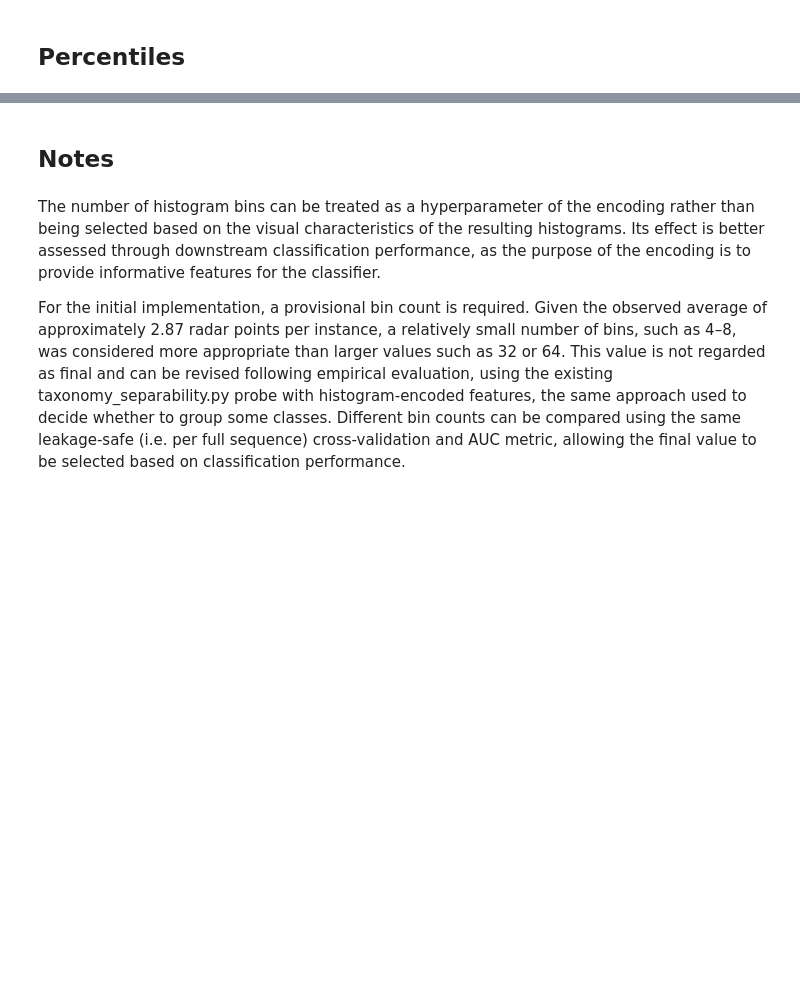
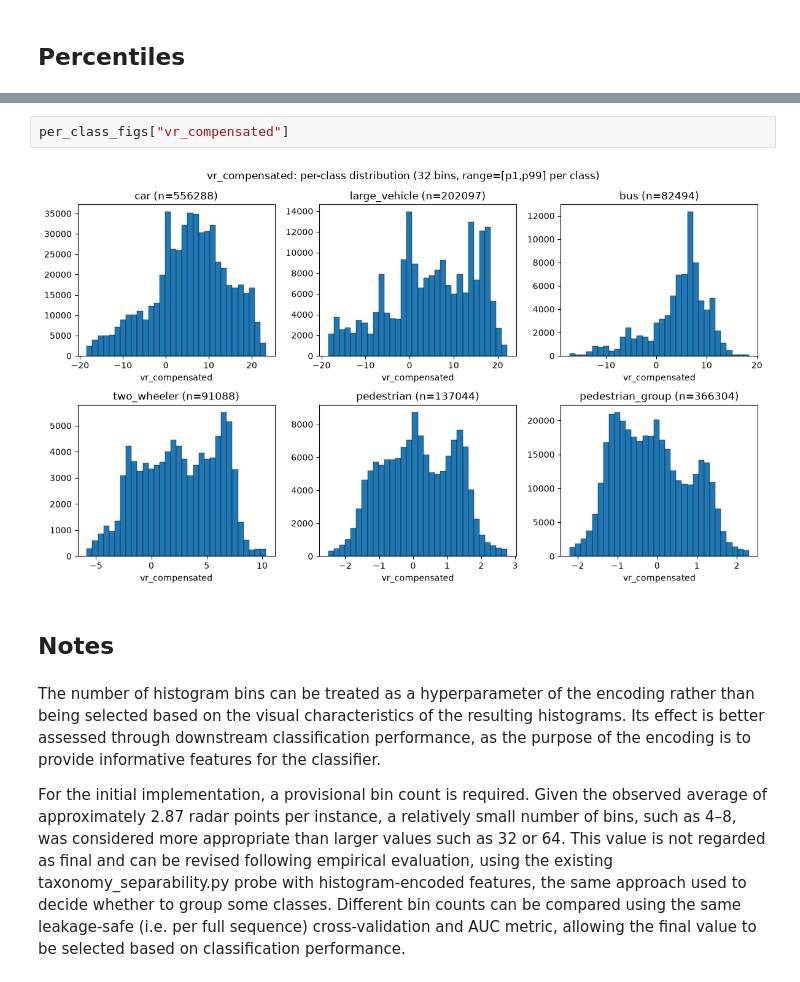
Before and after one commit to brunopinto900/radar-ml-autonomous-driving, a Jupyter notebook: notebooks/feature_distributions.ipynb, the cells around one changed output, grey strips where cells are left out. Saved outputs shown, nothing was run; the diff lists cells and outputs as text; blank space fills up the shorter version.

```diff
--- a/notebooks/feature_distributions.ipynb
+++ b/notebooks/feature_distributions.ipynb
@@ -61,3 +64,7 @@ figs["rcs"]
+# %%
+per_class_figs["vr_compensated"]
+# %% [output]
+[figure, added]
 # %% [markdown]
 ## Notes
 # %% [markdown]
```
Also changed, not shown: parts of 7 cells of this notebook, 1 other file.
